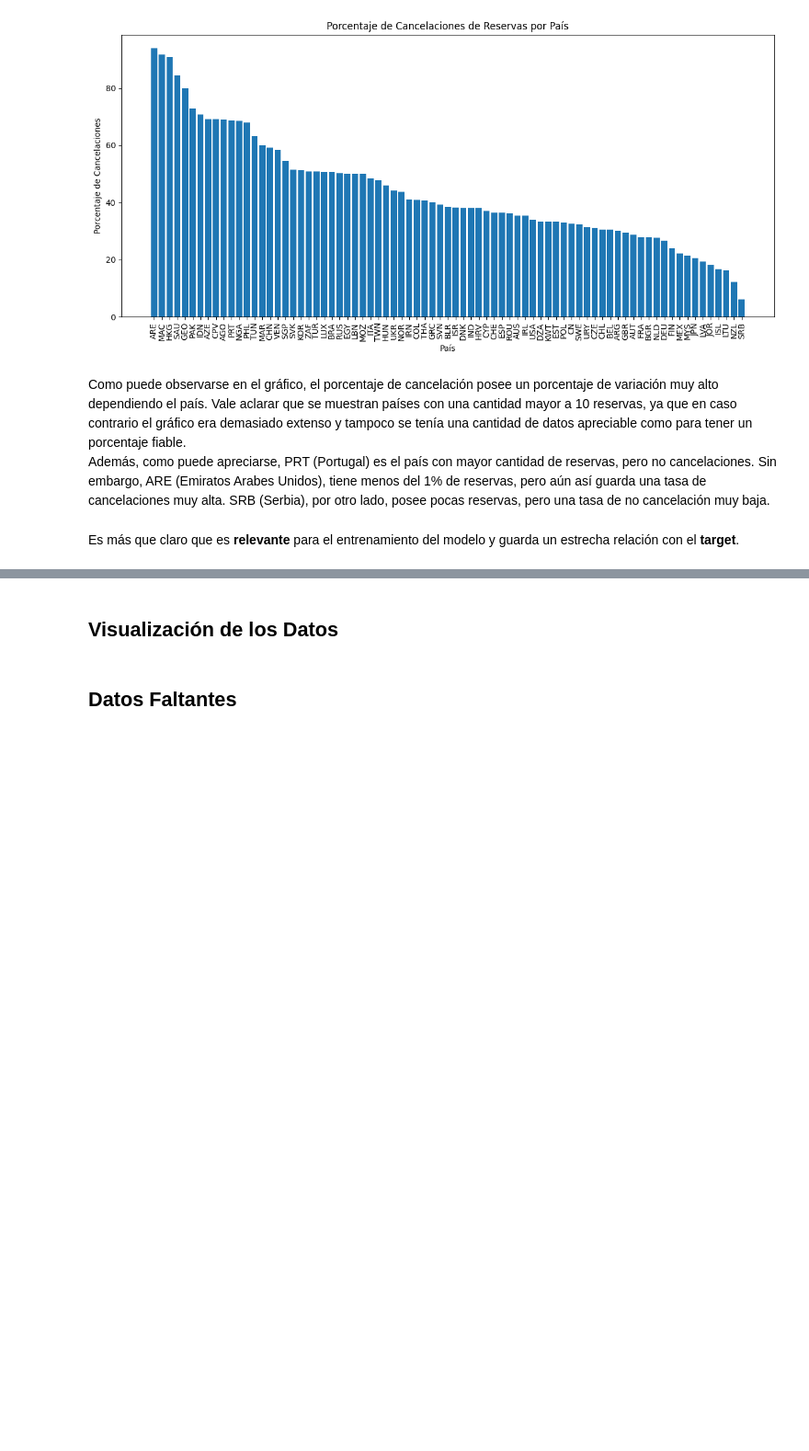
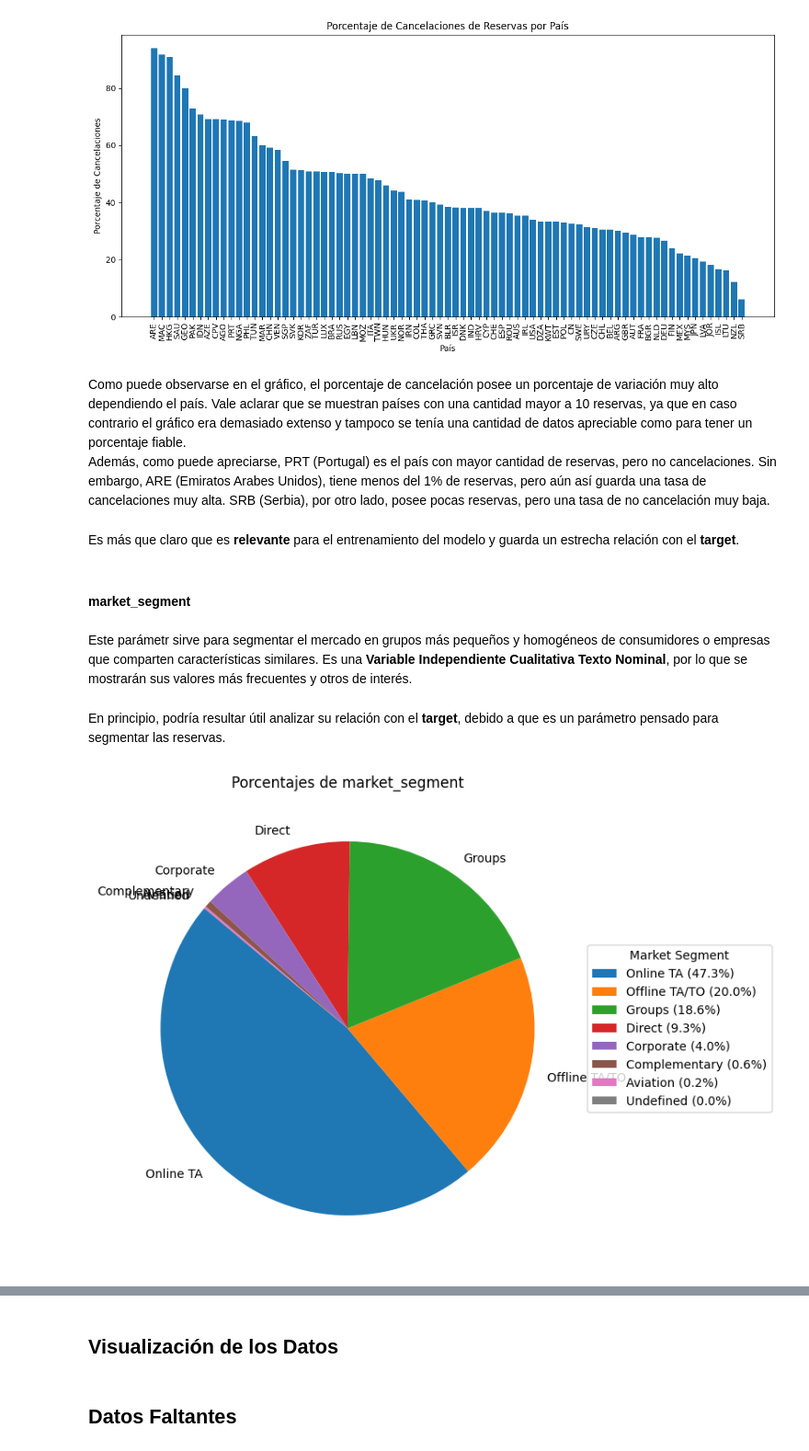
Before and after one commit to InspectorDave/OrgaDeDatos-TPs, a Jupyter notebook: 7506R_TP1_GRUPO11_CHP1_ENTREGA.ipynb, the cells around one changed output, grey strips where cells are left out. Shown at 92% size. Saved outputs shown, nothing was run; the diff lists cells and outputs as text; code cells hidden in the pictures; blank space fills up the shorter version.

Commit message:
market_segment

```diff
--- a/7506R_TP1_GRUPO11_CHP1_ENTREGA.ipynb
+++ b/7506R_TP1_GRUPO11_CHP1_ENTREGA.ipynb
@@ -1022,3 +1016,21 @@ Como puede observarse en el gráfico, el porcentaje de cancelación posee un por
 Además, como puede apreciarse, PRT (Portugal) es el país con mayor cantidad de reservas, pero no cancelaciones. Sin embargo, ARE (Emiratos Arabes Unidos), tiene menos del 1% de reservas, pero aún así guarda una tasa de cancelaciones muy alta. SRB (Serbia), por otro lado, posee pocas reservas, pero una tasa de no cancelación muy baja.
 # %% [markdown]
 Es más que claro que es **relevante** para el entrenamiento del modelo y guarda un estrecha relación con el **target**.
+# %% [markdown]
+#### market_segment
+# %% [markdown]
+Este parámetr sirve para segmentar el mercado en grupos más pequeños y homogéneos de consumidores o empresas que comparten características similares. Es una **Variable Independiente Cualitativa Texto Nominal**, por lo que se mostrarán sus valores más frecuentes y otros de interés.
+# %% [markdown]
+En principio, podría resultar útil analizar su relación con el **target**, debido a que es un parámetro pensado para segmentar las reservas.
+# %%
+porcentajes_reserva_por_pais = hotels_df['market_segment'].value_counts(normalize=True) * 100
+
+plt.figure(figsize=(7, 7))
+wedges, labels = plt.pie(porcentajes_reserva_por_pais, labels=porcentajes_reserva_por_pais.index, startangle=140)
+leyenda_personalizada = [f'{l} ({p:.1f}%)' for l, p in zip(porcentajes_reserva_por_pais.index, porcentajes_reserva_por_pais)]
+plt.legend(leyenda_personalizada, title="Market Segment", loc="center left", bbox_to_anchor=(1, 0, 0.5, 1))
+
+plt.title('Porcentajes de market_segment')
+plt.show()
+# %% [output]
+[figure, added]
```
Also changed, not shown: parts of 8 cells of this notebook.
